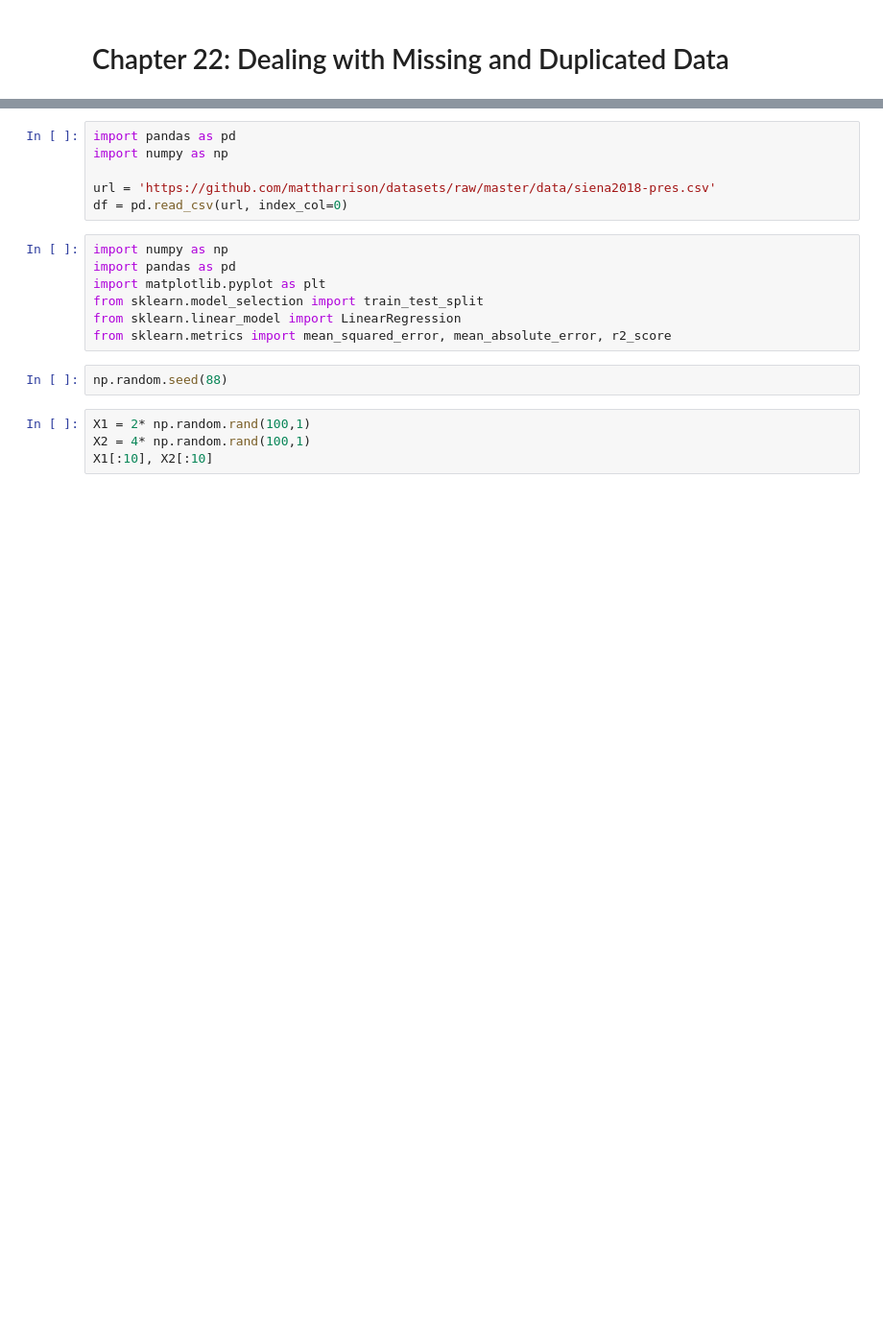
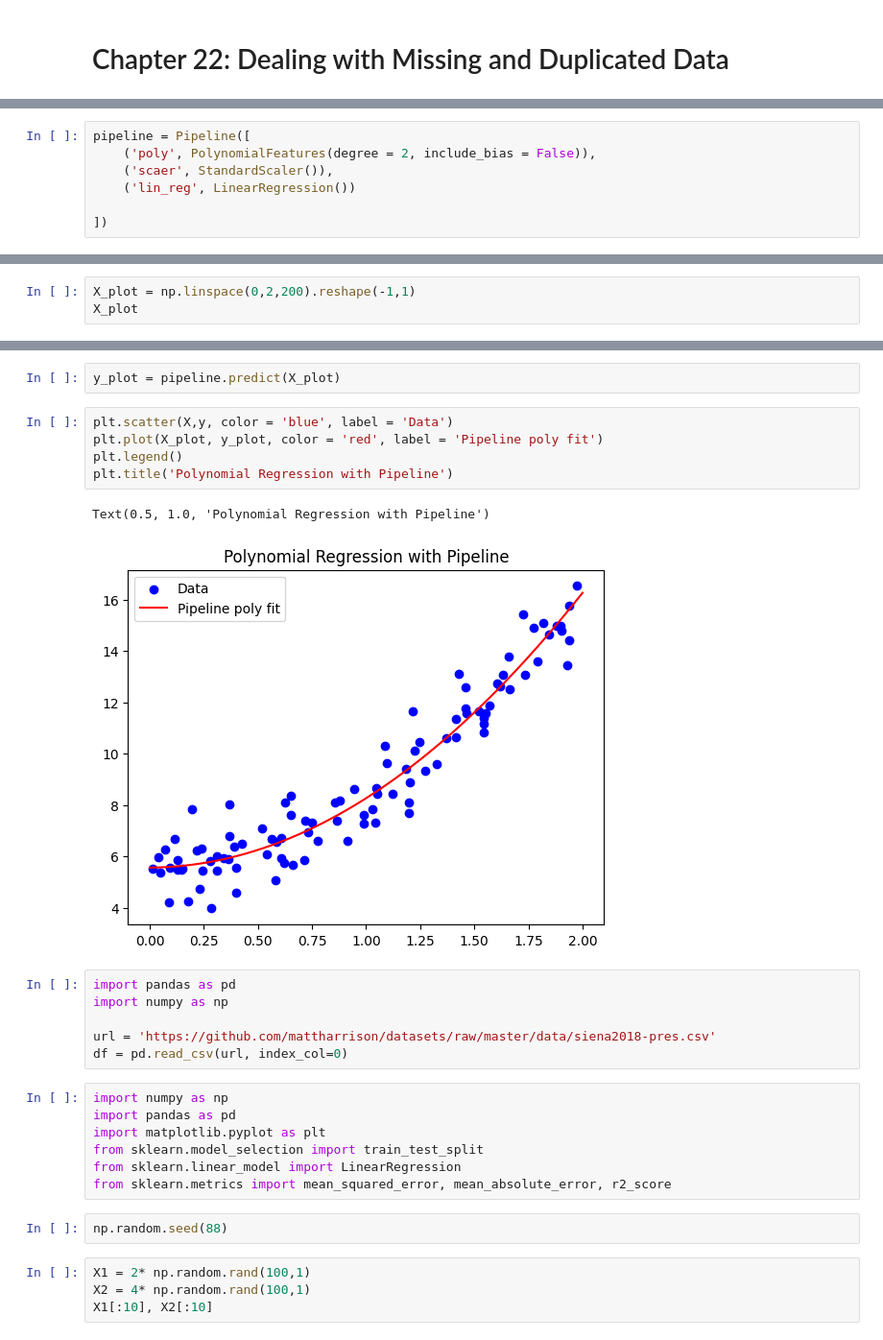
Before and after one commit to stevechengnyc/ml_gpt, a Jupyter notebook: linear_regression.ipynb, the cells around one changed output, grey strips where cells are left out. Shown at 96% size. Saved outputs shown, nothing was run; the diff lists cells and outputs as text; blank space fills up the shorter version.

```diff
--- a/linear_regression.ipynb
+++ b/linear_regression.ipynb
@@ -2,0 +30,7 @@
+# %%
+pipeline = Pipeline([
+    ('poly', PolynomialFeatures(degree = 2, include_bias = False)),
+    ('scaer', StandardScaler()),
+    ('lin_reg', LinearRegression())
+
+])
@@ -2,0 +60,3 @@
+# %%
+X_plot = np.linspace(0,2,200).reshape(-1,1)
+X_plot
@@ -3,3 +81,13 @@
+# %%
+y_plot = pipeline.predict(X_plot)
+# %%
+plt.scatter(X,y, color = 'blue', label = 'Data')
+plt.plot(X_plot, y_plot, color = 'red', label = 'Pipeline poly fit')
+plt.legend()
+plt.title('Polynomial Regression with Pipeline')
+# %% [output]
+Text(0.5, 1.0, 'Polynomial Regression with Pipeline')
+[figure, added]
 # %%
 import pandas as pd
 import numpy as np
```
Also changed, not shown: parts of 15 cells of this notebook.
